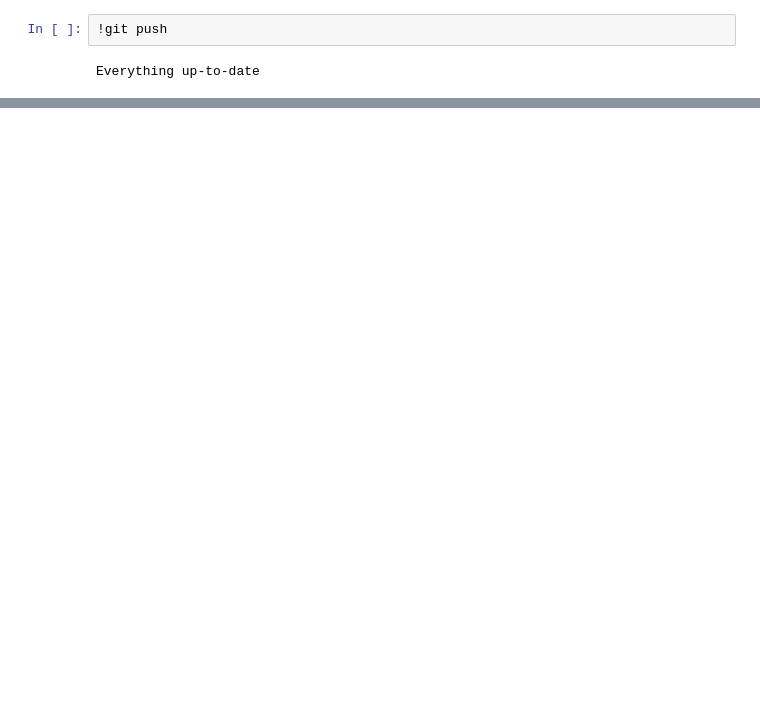
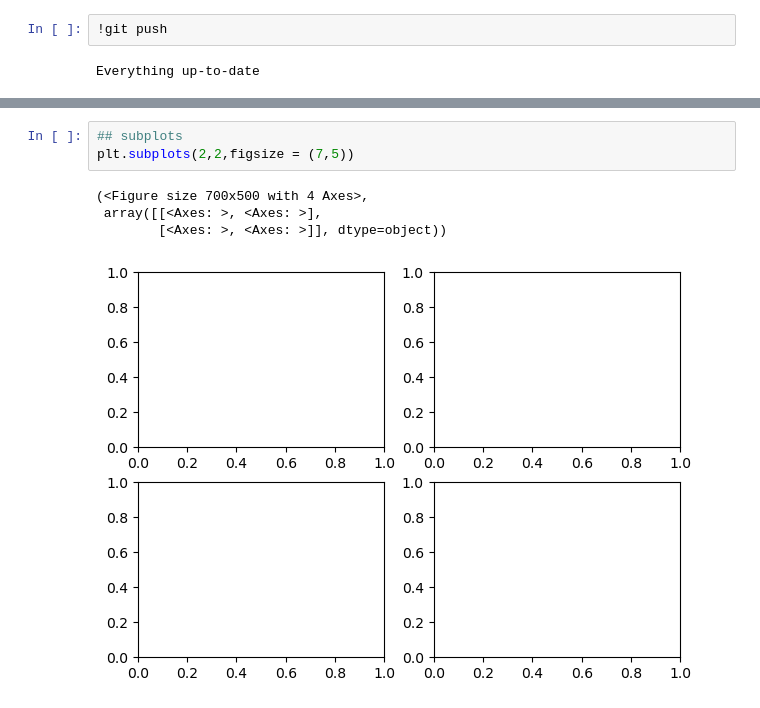
Before and after one commit to sanjai570/data-science, a Jupyter notebook: visualisation.ipynb, the cells around one changed output, grey strips where cells are left out. Cells and saved outputs as stored; diff of their text form; blank space fills up the shorter version.

```diff
--- a/visualisation.ipynb
+++ b/visualisation.ipynb
@@ -50,0 +89,8 @@ Everything up-to-date
+# %%
+## subplots
+plt.subplots(2,2,figsize = (7,5))
+# %% [output]
+(<Figure size 700x500 with 4 Axes>,
+ array([[<Axes: >, <Axes: >],
+        [<Axes: >, <Axes: >]], dtype=object))
+[figure, added]
```
Also changed, not shown: parts of 30 cells of this notebook, 1 other file.
